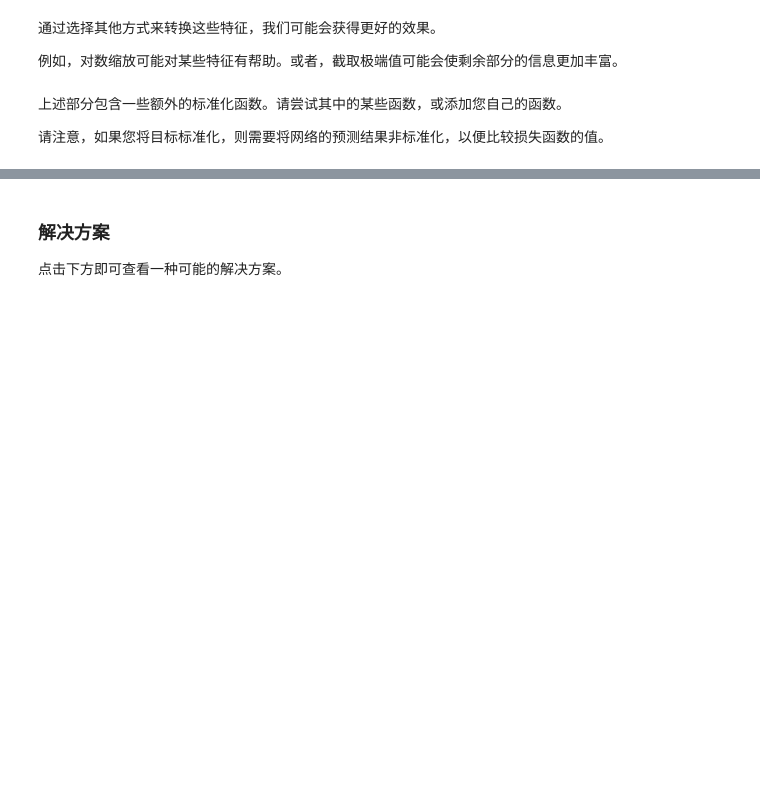
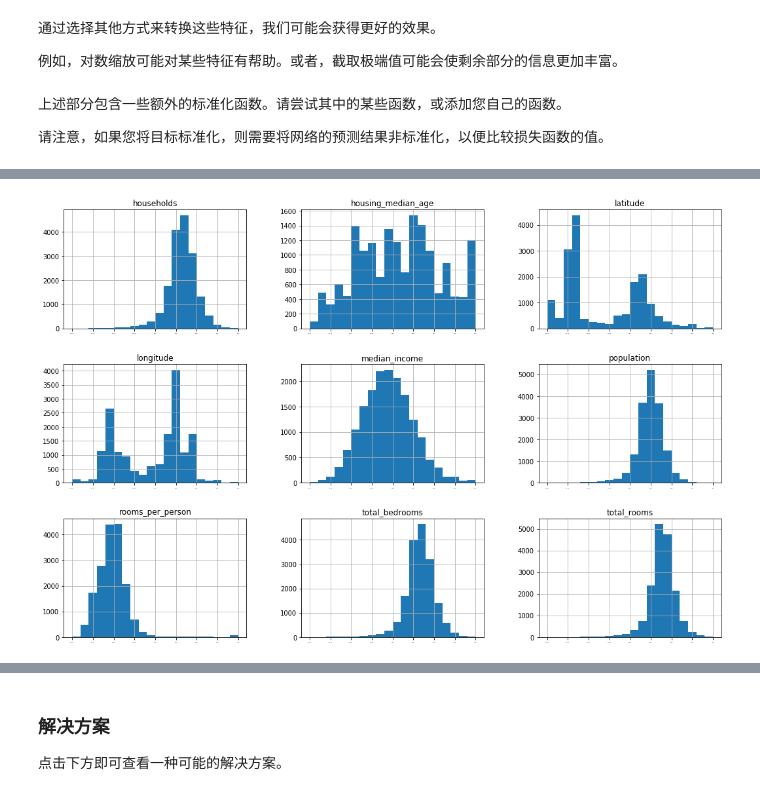
Before and after one commit to Baileyswu/google-tensorflow-tutor, a Jupyter notebook: 10. improving_neural_net_performance.ipynb, the cells around one changed output, grey strips where cells are left out. Drawn from its saved outputs; the diff is of its cells as text; code cells hidden in the pictures; blank space fills up the shorter version.

```diff
--- a/10. improving_neural_net_performance.ipynb
+++ b/10. improving_neural_net_performance.ipynb
@@ -428 +619,26 @@ def binary_threshold(series, threshold):
+# %%
+def normalize(examples_dataframe):
+    """Returns a version of the input `DataFrame` that has all its features normalized."""
+    #
+    # YOUR CODE HERE: Normalize the inputs.
+    #
+    ret = pd.DataFrame()
+    ret['households'] = log_normalize(examples_dataframe['households'])
+    ret['housing_median_age'] = examples_dataframe['housing_median_age']
+    ret['latitude'] = examples_dataframe['latitude']
+    ret['longitude'] = examples_dataframe['longitude']
+    ret['median_income'] = log_normalize(examples_dataframe['median_income'])
+    ret['population'] = log_normalize(examples_dataframe['population'])
+    ret['rooms_per_person'] = clip(examples_dataframe['rooms_per_person'], 0, 8)
+    ret['total_bedrooms'] = log_normalize(examples_dataframe['total_bedrooms'])
+    ret['total_rooms'] = log_normalize(examples_dataframe['total_rooms'])
+    return ret
+
+normalized_dataframe = normalize(preprocess_features(california_housing_dataframe))
+normalized_dataframe = normalize_linear_scale(normalized_dataframe)
+normalized_training_examples = normalized_dataframe.head(12000)
+normalized_validation_examples = normalized_dataframe.tail(5000)
+_ = normalized_dataframe.hist(bins=20, figsize=(18, 12), xlabelsize=2)
+# %% [output]
+[figure, added]
 # %%
```
Also changed, not shown: parts of 17 cells of this notebook, 5 other files.
